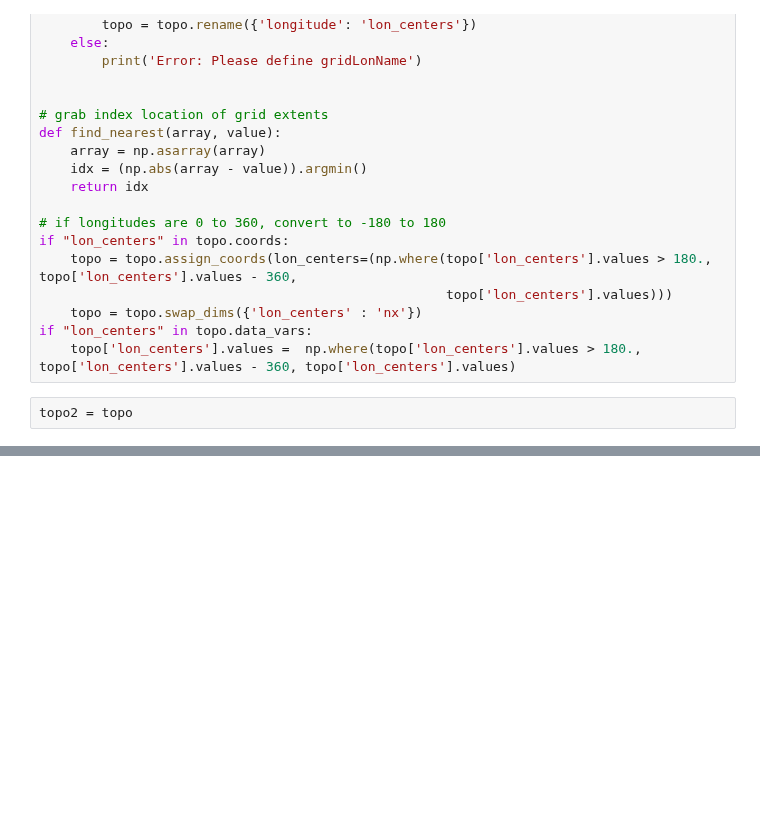
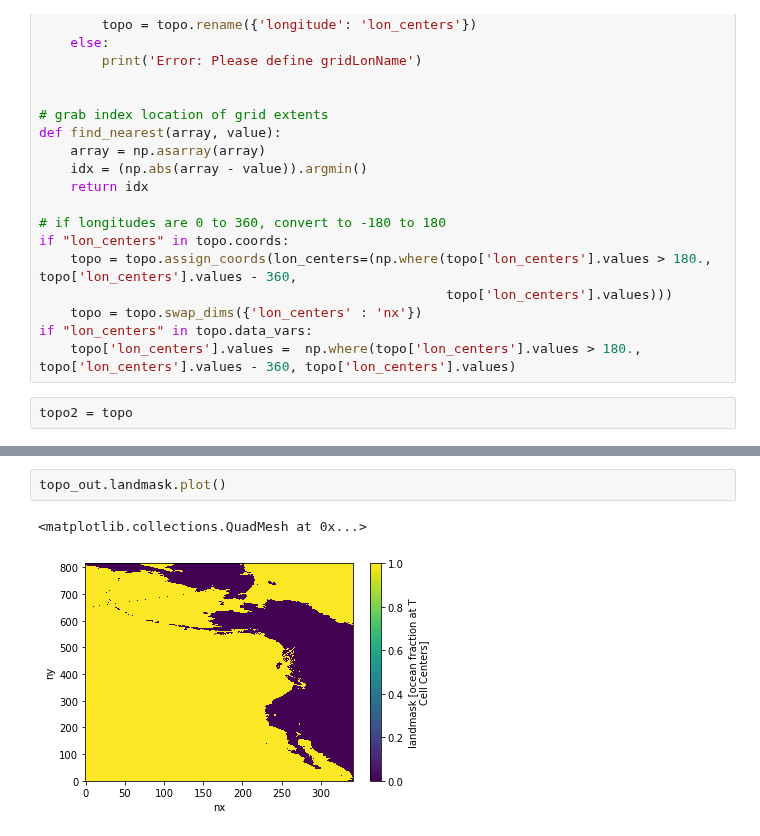
Before and after one commit to jsimkins2/esm_lab, a Jupyter notebook: bathyTools/TopoTools/periodicity_expansion.ipynb, the cells around one changed output, grey strips where cells are left out. Saved outputs shown, nothing was run; the diff lists cells and outputs as text; blank space fills up the shorter version.

```diff
--- a/bathyTools/TopoTools/periodicity_expansion.ipynb
+++ b/bathyTools/TopoTools/periodicity_expansion.ipynb
@@ -420,0 +569,5 @@ topo.elevation.plot()
+# %%
+topo_out.landmask.plot()
+# %% [output]
+<matplotlib.collections.QuadMesh at 0x...>
+[figure, added]
```
Also changed, not shown: parts of 15 cells of this notebook, 10 other files.
